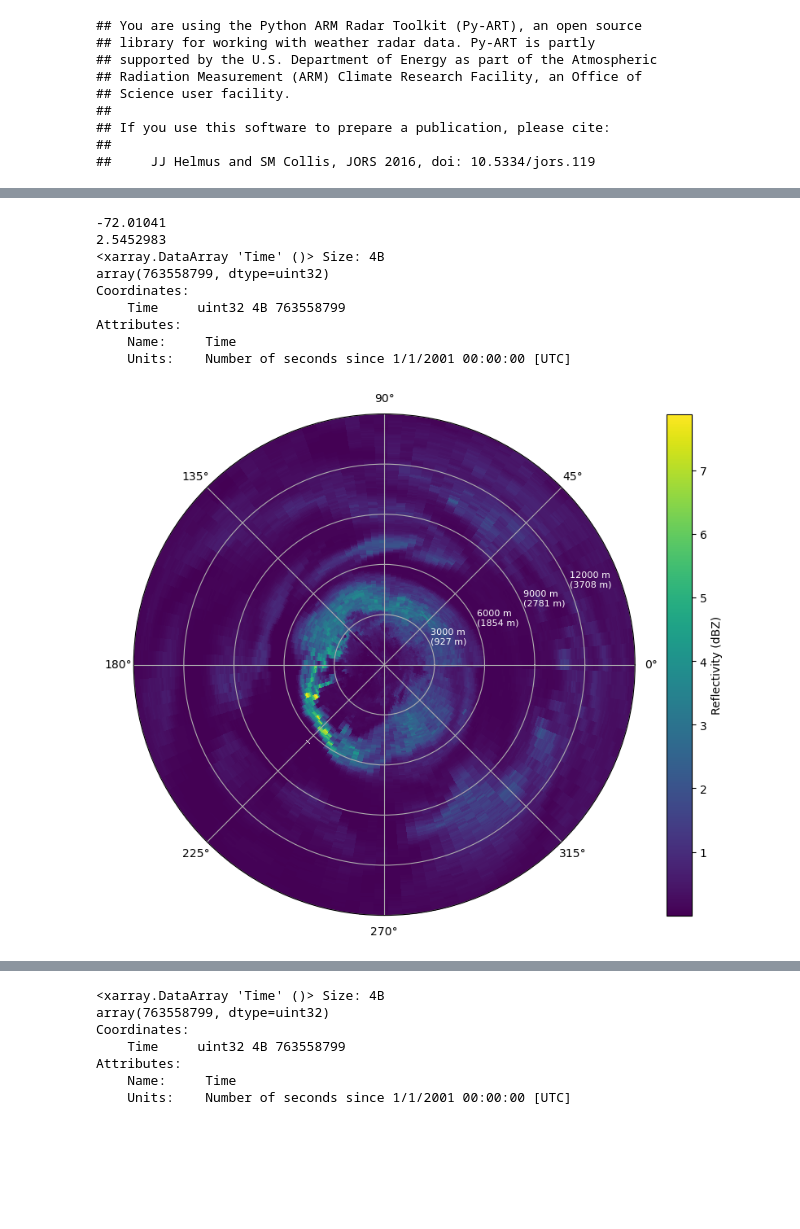
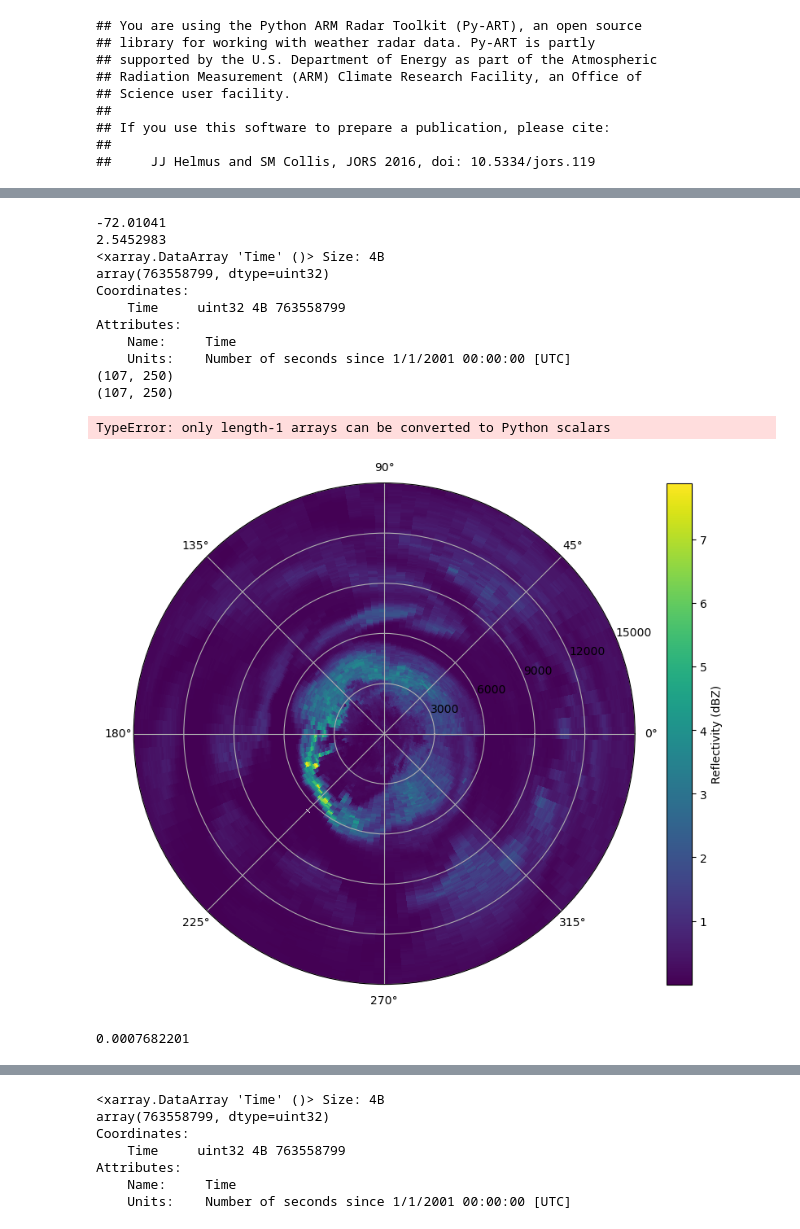
Before and after one commit to Troll-Observing-Network/neumayer-snowfall, a Jupyter notebook: Radar_Plotter.ipynb, the cells around one changed output, grey strips where cells are left out. Drawn from its saved outputs; the diff is of its cells as text; code cells hidden in the pictures; blank space fills up the shorter version.

```diff
--- a/Radar_Plotter.ipynb
+++ b/Radar_Plotter.ipynb
@@ -93,32 +113,45 @@ azimuths_2d, ranges_2d = np.meshgrid(azimuths, ranges_stacked, indexing='ij')
 # Plot
 fig, ax = plt.subplots(subplot_kw={'projection': 'polar'}, figsize=(10, 8))
 pcm = ax.pcolormesh(
     azimuths_2d, ranges_2d, data_stacked,
     cmap='viridis',
 )
 plt.colorbar(pcm, ax=ax, label='Reflectivity (dBZ)')
 
 # Add altitude to range ring labels (assuming elevation angle is 18 deg)
-el_deg = ds.variables['Elv'][0]
+el_deg = np.array(ds.variables['Elv'])
 el_rad = np.deg2rad(el_deg)
 max_range = np.nanmax(ranges_stacked)
 range_ticks = np.arange(3000, max_range + 3000, 3000)
+sinRad = np.sin(el_rad)
+elvs = np.sin(np.deg2rad(18)) * ranges_2d
+print(ranges_2d.shape)
+print(data_stacked.shape)
+
+
 ax.set_yticks(range_ticks)
 altitude_labels = [f"{int(r)} m\n({int(r*np.sin(el_rad))} m)" for r in range_ticks]
 ax.set_yticklabels(altitude_labels, fontsize=8, color='white')
 
 
 #ax.set_title('Radial PPI-like plot of all CZE stacked\nRange (m) with Altitude (m) in parentheses')
 plt.show()
 # ...existing code...
 # %% [output]
 -72.01041
 2.5452983
 <xarray.DataArray 'Time' ()> Size: 4B
 array(763558799, dtype=uint32)
 Coordinates:
     Time     uint32 4B 763558799
 Attributes:
     Name:     Time
     Units:    Number of seconds since 1/1/2001 00:00:00 [UTC]
+(107, 250)
+(107, 250)
+TypeError: only length-1 arrays can be converted to Python scalars
-[figure, old version]
+[figure, new version]
+# %%
+print(np.nanmin(data_stacked))
+# %% [output]
+0.0007682201
```
Also changed, not shown: parts of 5 cells of this notebook, 3 other files.
